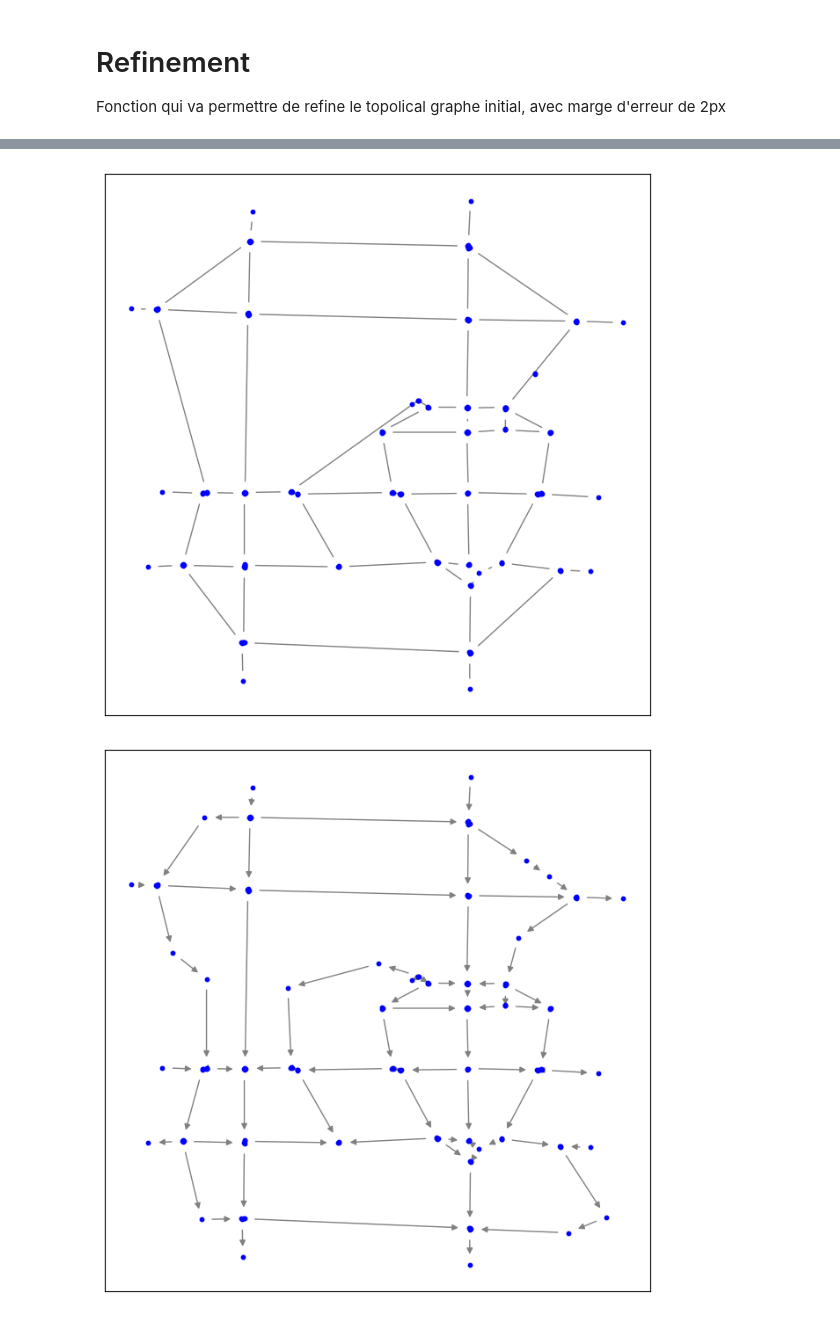
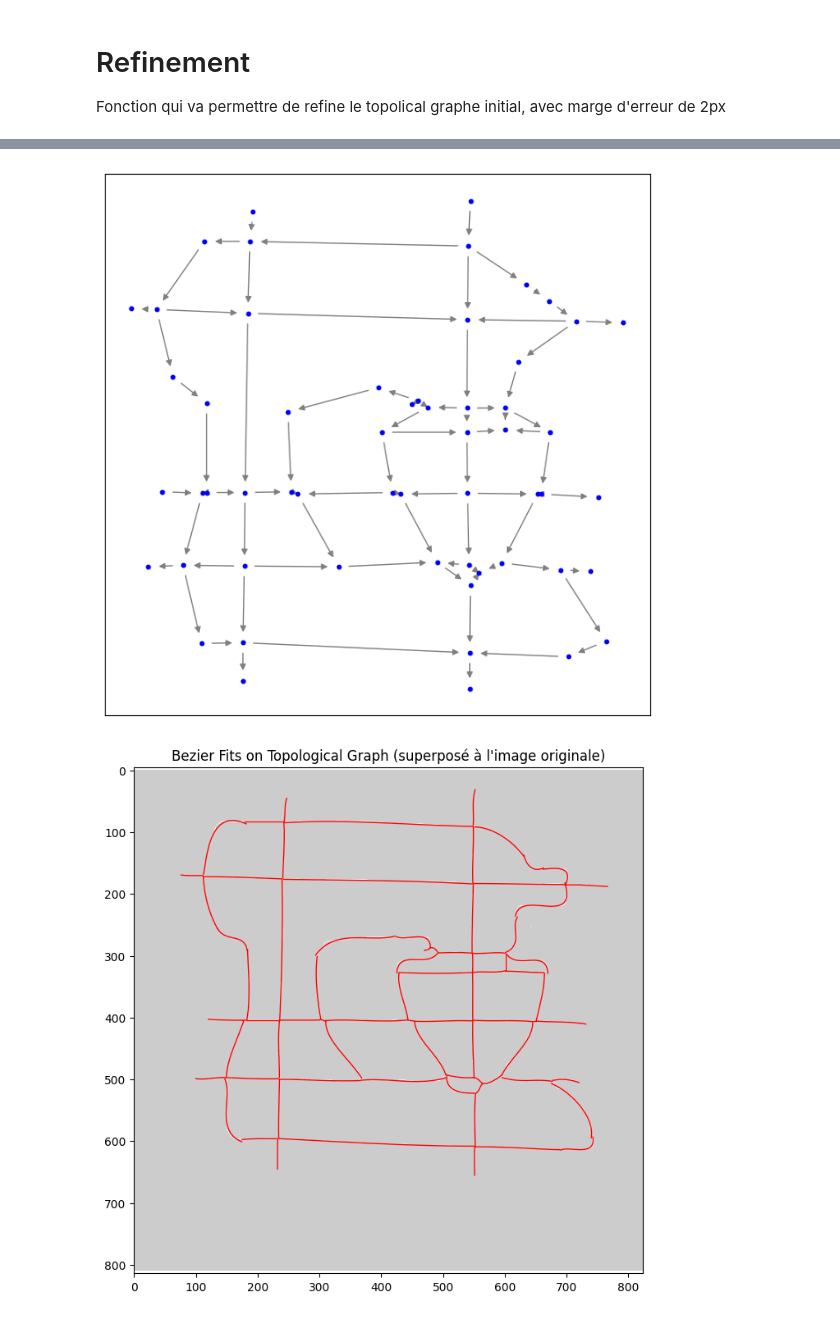
Before and after one commit to rambip/sketch-vectorization, a Jupyter notebook: notebooks/work_matteo.ipynb, the cells around one changed output, grey strips where cells are left out. Cells and saved outputs as stored; diff of their text form; code cells hidden in the pictures.

```diff
--- a/notebooks/work_matteo.ipynb
+++ b/notebooks/work_matteo.ipynb
@@ -23,7 +28,7 @@ plt.imshow(skeletone, cmap="gray")
 plt.axis("off")
 plt.show()
 
-topo_graph = extract_topology_from_skeleton(skeletone)
+topo_graph = extract_simple_topology_from_skeleton(skeletone)
 visualize_subgraph(topo_graph, full_graph=True)
 
 bezier_curves = bezier_from_graph(topo_graph)
@@ -34,12 +39,12 @@ visualize_bezier_fits(img, bezier_curves)
 [figure]
 # %%
-new_topo_graph = refine(topo_graph)
+topo_graph = refine(topo_graph)
+# visualize_subgraph(topo_graph, full_graph=True)
 visualize_subgraph(topo_graph, full_graph=True)
-visualize_subgraph(new_topo_graph, full_graph=True)
 
-new_bezier_curves = bezier_from_graph(new_topo_graph)
-visualize_bezier_fits(skeletone, bezier_curves)
+new_bezier_curves = bezier_from_graph(topo_graph)
+# visualize_bezier_fits(skeletone, bezier_curves)
 visualize_bezier_fits(skeletone, new_bezier_curves)
 # %% [output]
-[figure, old version]
+[figure, new version]
-[figure, old version]
+[figure, new version]
```
Also changed, not shown: parts of 5 cells of this notebook, 3 other files.
